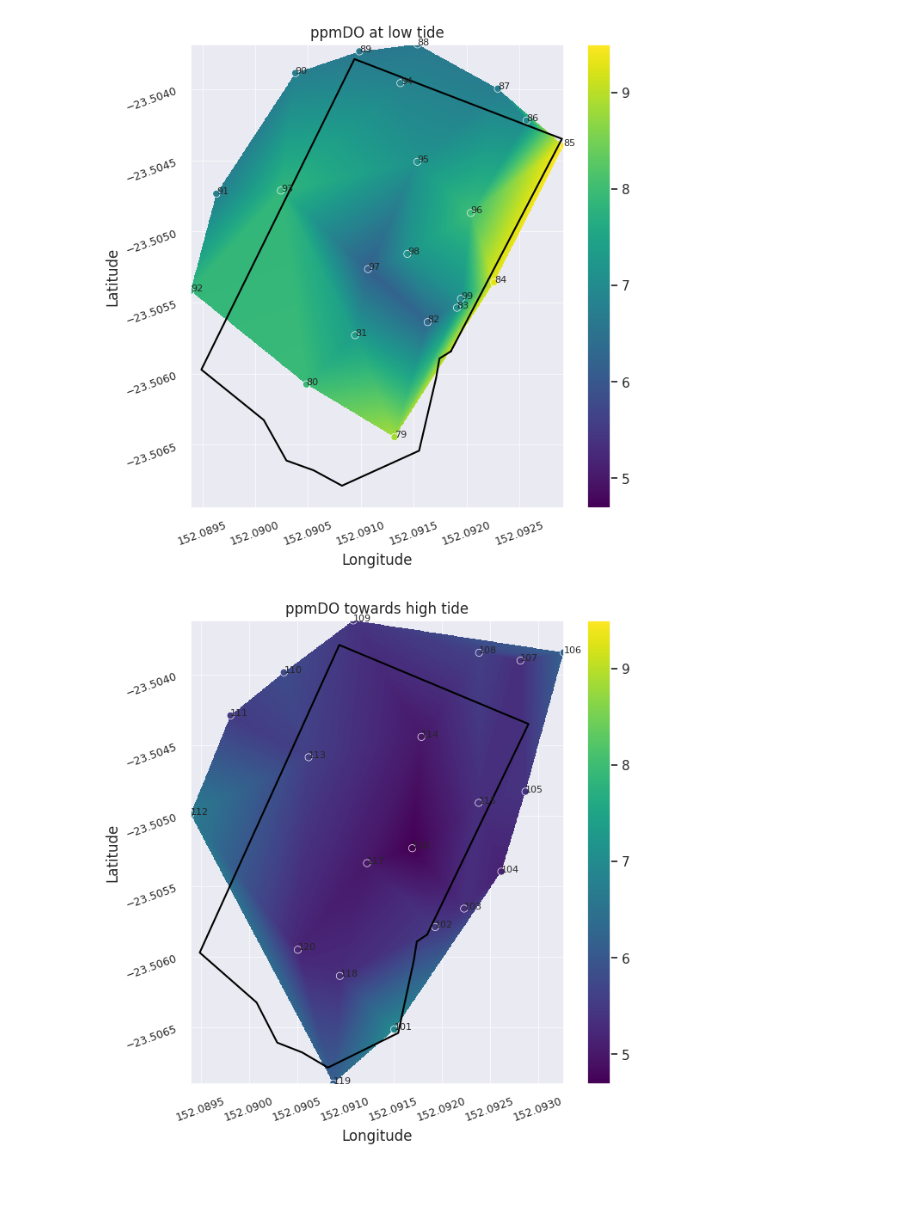
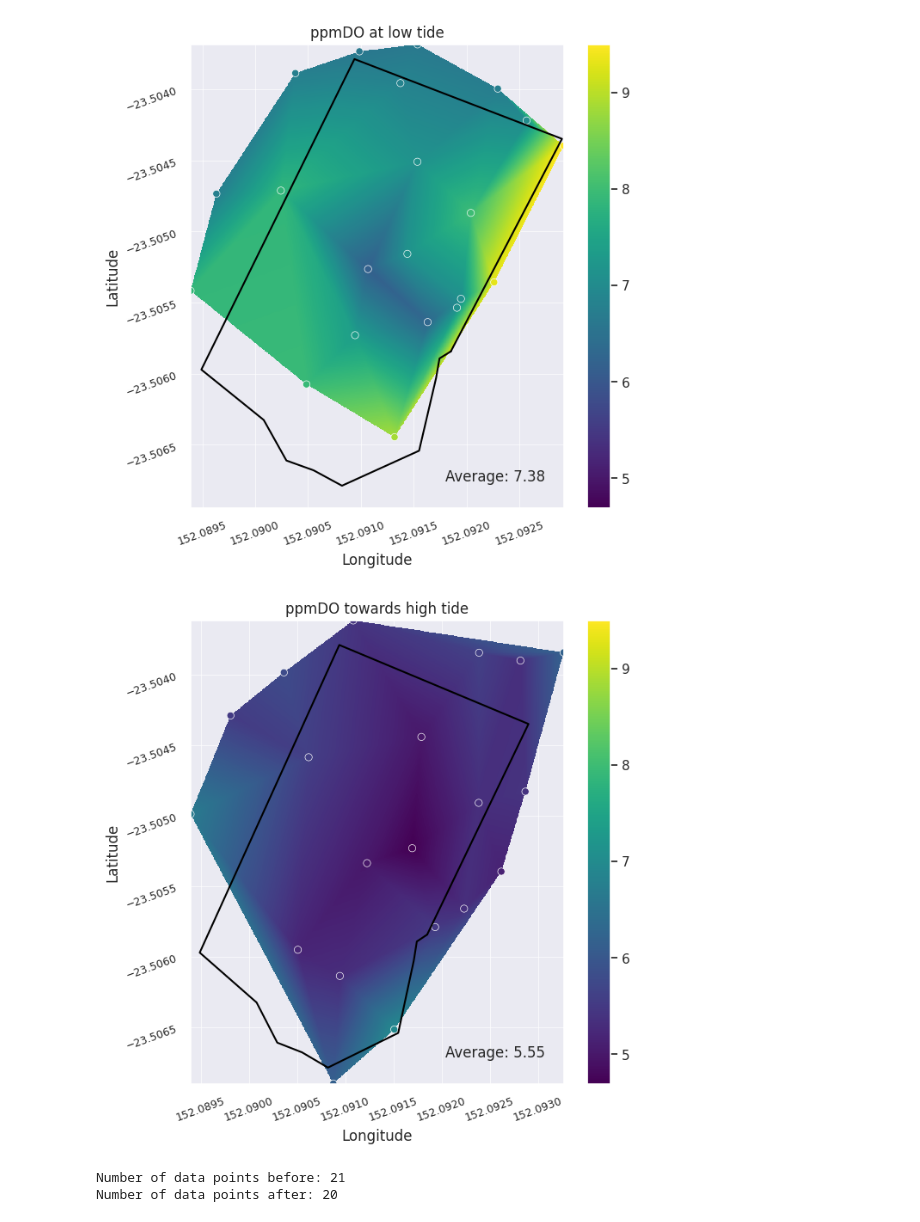
Before and after one commit to talidemestre/emsc3019, a Jupyter notebook: test.ipynb, the cells around one changed output. Drawn from its saved outputs; the diff is of its cells as text; code cells hidden in the pictures; blank space fills up the shorter version.

```diff
--- a/test.ipynb
+++ b/test.ipynb
@@ -49,11 +51,11 @@ df_after = df[df.id >= 100]
 # %%
 # plot measurements and collection border
-fig, ax = plt.subplots(figsize=(10,10))
+fig, ax = plt.subplots(figsize=(7,7))
 ax.plot(df_track.lon, df_track.lat, color='black')
 ax.scatter(df_before.long, df_before.lat,color='red', label='10am')
 ax.scatter(df_after.long, df_after.lat, color='blue', label='2pm')
 ax.legend()
-ax.set_title('Measurement Data')
+ax.set_title('Location of Measurements')
 ax.set_xlabel('Longitude')
 ax.set_ylabel('Latitude')
 
@@ -109,10 +111,13 @@ def plot_sample_and_interpolation(df, data, interpolation_type, title, min_value
     # show grid
     ax.grid(True, lw=0.5)
 
-    for i, txt in enumerate(df['id']):
-        lat = df.iloc[i, 1]
-        lon = df.iloc[i, 2]
-        ax.annotate(txt, (lon, lat), fontsize=8)
+    # for i, txt in enumerate(df['id']):
+    #     lat = df.iloc[i, 1]
+    #     lon = df.iloc[i, 2]
+    #     ax.annotate(txt, (lon, lat), fontsize=8)
+
+    # display average in bottom right
+    ax.text(0.95, 0.05, 'Average: ' + str(round(df[data].mean(), 2)), horizontalalignment='right', verticalalignment='bottom', transform=ax.transAxes, fontsize=12)
 
     # save image
     file_title = title.replace(' ', '_')
@@ -127,18 +132,30 @@ def plot_sample_and_interpolation(df, data, interpolation_type, title, min_value
 # %%
 def compare_data(data):
     df_before_filtered = df_before[df_before[data] > 0]
     df_after_filtered = df_after[df_after[data] > 0]
+
+    # additional filtering on PSU
+    if data == "PSU":
+        df_before_filtered = df_before_filtered[df_before_filtered[data] > 34]
+        # df_after_filtered = df_after_filtered[df_after_filtered[data] > 34]
 
     min_val = min(df_before_filtered[data].min(), df_after_filtered[data].min())
     max_val = max(df_before_filtered[data].max(), df_after_filtered[data].max())
 
     before_data = plot_sample_and_interpolation(df_before_filtered, data, 'linear', "at low tide", min_val, max_val)
     after_data = plot_sample_and_interpolation(df_after_filtered, data, 'linear', "towards high tide", min_val, max_val)
 
-compare_data("ppmDO")
+    #compare number of data points
+    print("Number of data points before: " + str(len(df_before_filtered)))
+    print("Number of data points after: " + str(len(df_after_filtered)))
+
+
 # compare_data("ppmDO")
-# compare_data("PSU")
+# compare_data("ppmDO")
+compare_data("PSU")
 # compare_data("Celsius")
 # %% [output]
-[figure, old version]
+[figure, new version]
-[figure, old version]
+[figure, new version]
+Number of data points before: 21
+Number of data points after: 20
```
Also changed, not shown: parts of 3 cells of this notebook, 11 other files.
